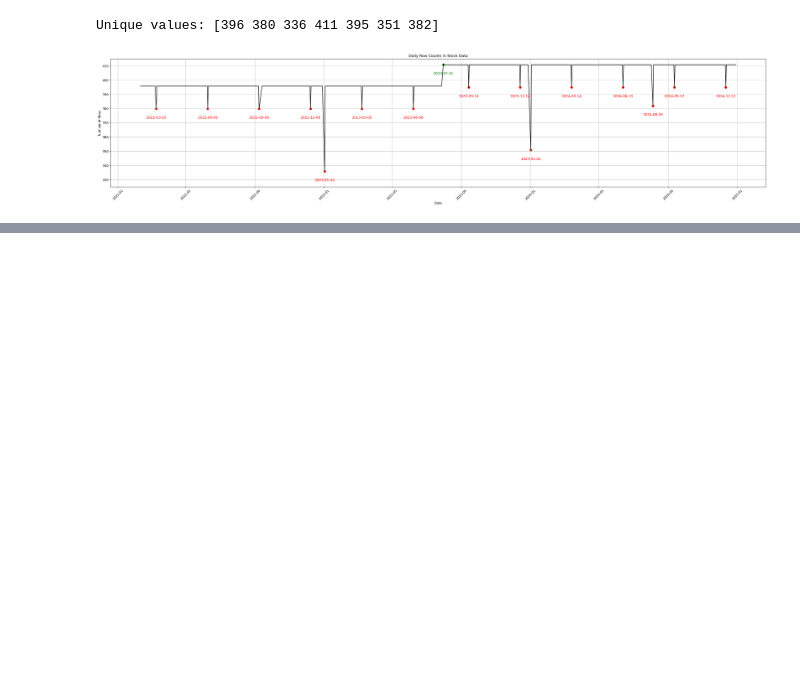
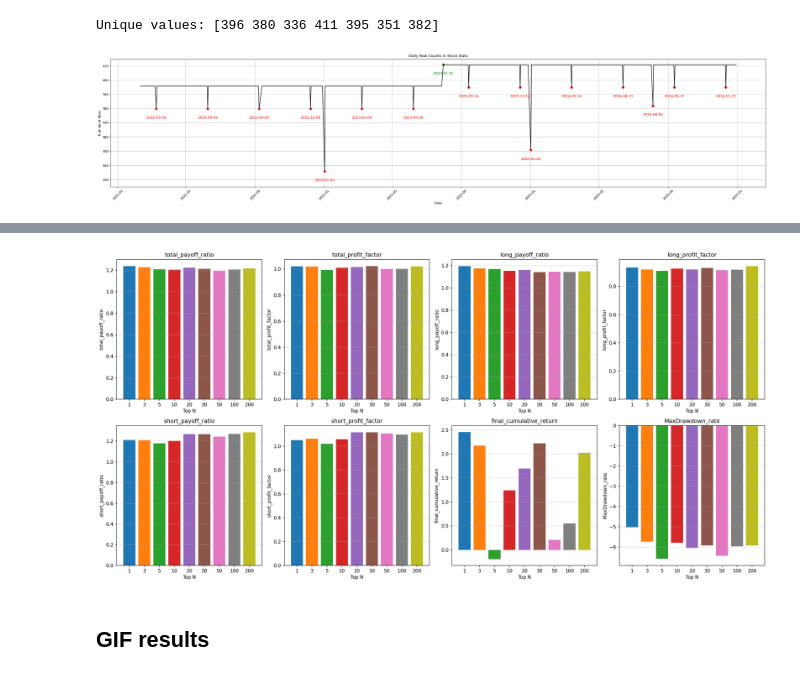
Before and after one commit to Kwack0202/PAST, a Jupyter notebook: EDA.ipynb, the cells around one changed output, grey strips where cells are left out. Drawn from its saved outputs; the diff is of its cells as text; code cells hidden in the pictures; blank space fills up the shorter version.

```diff
--- a/EDA.ipynb
+++ b/EDA.ipynb
@@ -91,0 +324,47 @@ plt.show()
+# %%
+grouped_df = df.iloc[:,1:24]
+grouped_df['number'] = df['number']
+grouped_df = grouped_df.groupby(['number']).mean().round(3)
+# %%
+import matplotlib.pyplot as plt
+import seaborn as sns
+import pandas as pd
+
+# (1) 시각화할 성과 지표 리스트
+metrics = [
+    'total_payoff_ratio', 'total_profit_factor',
+    'long_payoff_ratio', 'long_profit_factor',
+    'short_payoff_ratio', 'short_profit_factor',
+    'final_cumulative_return', 'MaxDrawdown_rate'
+]
+
+# (2) 색상 팔레트 및 Top N 값별 색상 매핑 생성
+top_n_palette = sns.color_palette("tab10", 9)  # 9가지 색상 팔레트
+top_n_values = [1, 3, 5, 10, 20, 30, 50, 100, 200]
+top_n_color_map = dict(zip(top_n_values, top_n_palette))
+
+# (3) grouped_df는 'number'를 인덱스로 가지므로, 인덱스를 정수형으로 변환
+df_viz = grouped_df.copy()
+df_viz.index = df_viz.index.astype(int)
+
+# (4) 각 지표에 대해 2행 4열의 서브플롯 생성
+fig, axes = plt.subplots(2, 4, figsize=(20, 10))
+axes = axes.flatten()
+
+for i, metric in enumerate(metrics):
+    ax = axes[i]
+    # 각 Top N 값에 해당하는 색상 지정
+    colors = [top_n_color_map[val] for val in df_viz.index]
+
+    ax.bar([str(val) for val in df_viz.index], df_viz[metric], color=colors)
+    ax.set_title(metric)
+    ax.set_xlabel("Top N")
+    ax.set_ylabel(metric)
+    ax.grid(True, axis='y', linestyle='--', alpha=0.7)
+
+plt.tight_layout()
+plt.show()
+# %% [output]
+[figure, added]
+# %% [markdown]
+## GIF results
```
Also changed, not shown: parts of 14 cells of this notebook, 8 other files.
